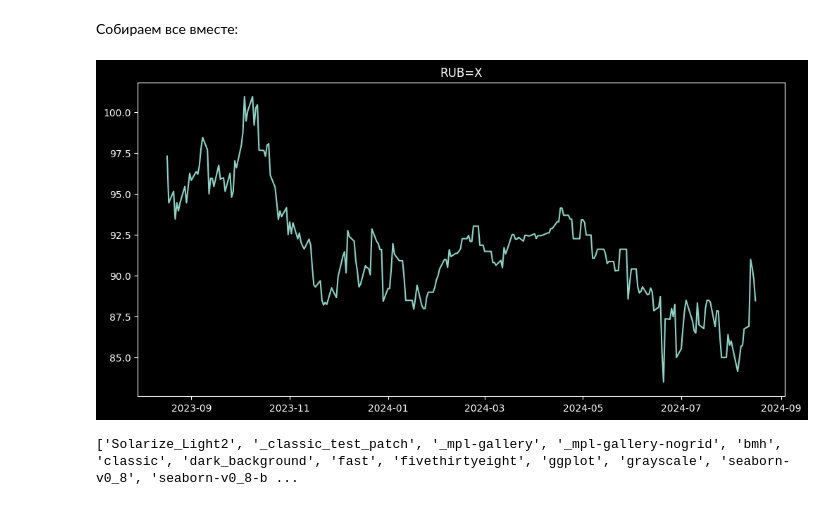
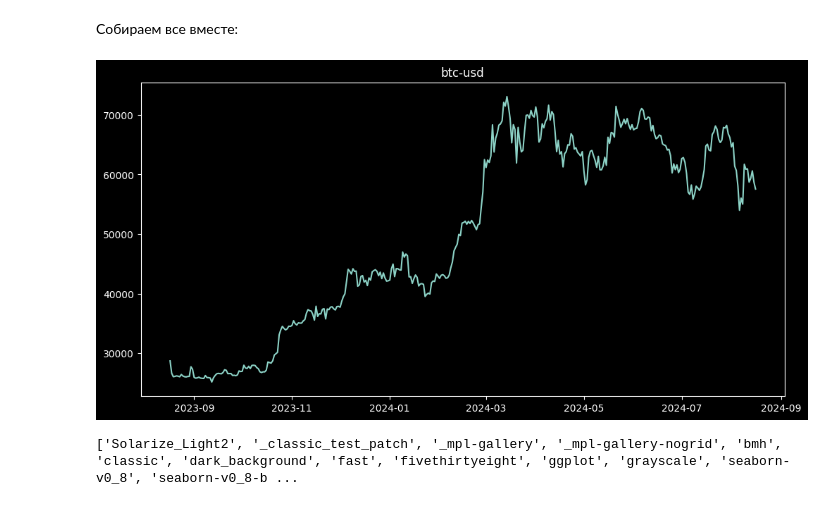
Before and after one commit to aleksmn/DataLessons, a Jupyter notebook: finance.ipynb, the cells around one changed output. Drawn from its saved outputs; the diff is of its cells as text; code cells hidden in the pictures.

```diff
--- a/finance.ipynb
+++ b/finance.ipynb
@@ -122,31 +122,31 @@ plt.plot(data.index, data.Open)
 # %%
 import yfinance as yf
 import matplotlib.pyplot as plt
 import datetime
 
 plt.style.use('dark_background')
 
 start_date = datetime.datetime.today() - datetime.timedelta(days=365)
 end_date = datetime.datetime.today()
 
 ticker_name = "RUB=X"
 
 # Ввод от пользователя
-# ticker_name = input("Введите тикер для графика: ") or "RUB=X"
+ticker_name = input("Введите тикер для графика: ") or "RUB=X"
 
 ticker = yf.Ticker(ticker_name)
 
-data = rub_usd.history(interval='1d', start=start_date, end=end_date)
+data = ticker.history(interval='1d', start=start_date, end=end_date)
 
 plt.figure(figsize=(10, 5), layout="constrained")
 
 plt.plot(data.index, data.Open)
 
 plt.title(ticker_name)
 
 plt.show()
 # %% [output]
-[figure, old version]
+[figure, new version]
 # %%
 # Доступные стили
 print(plt.style.available)
```
